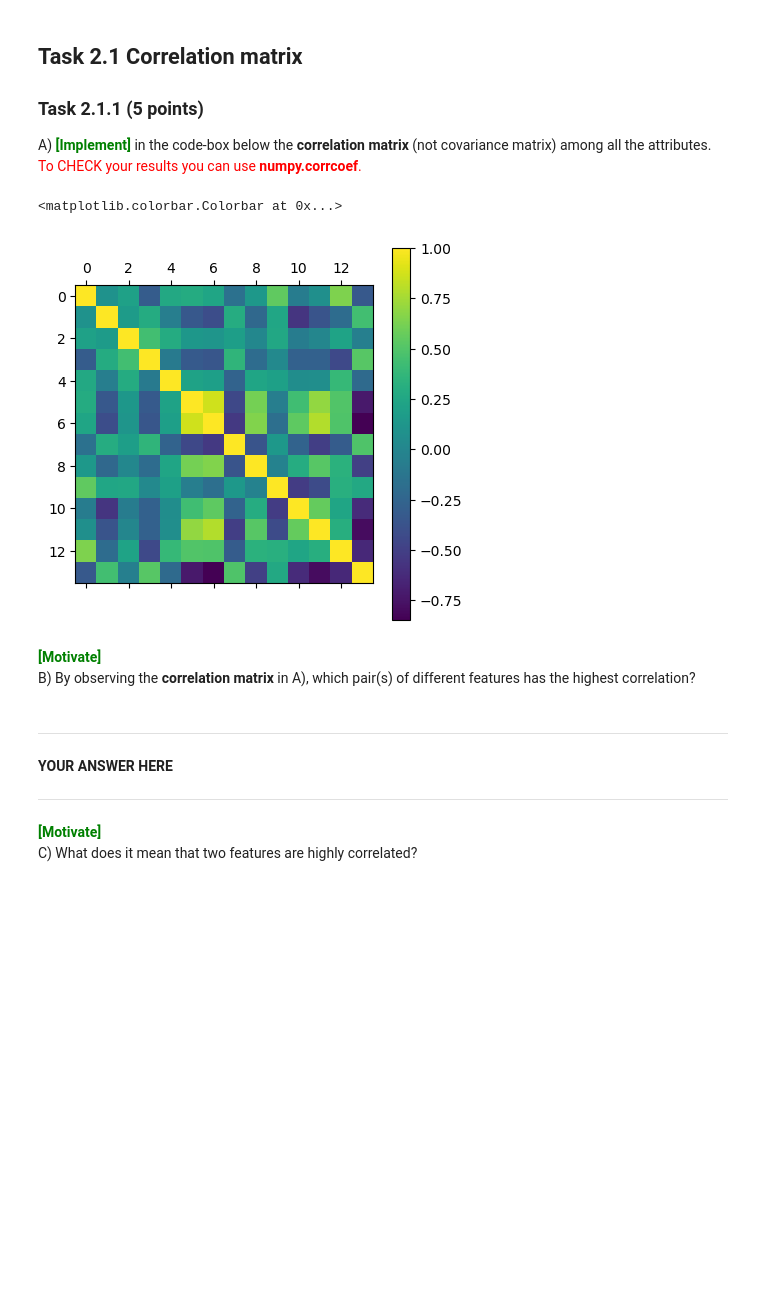
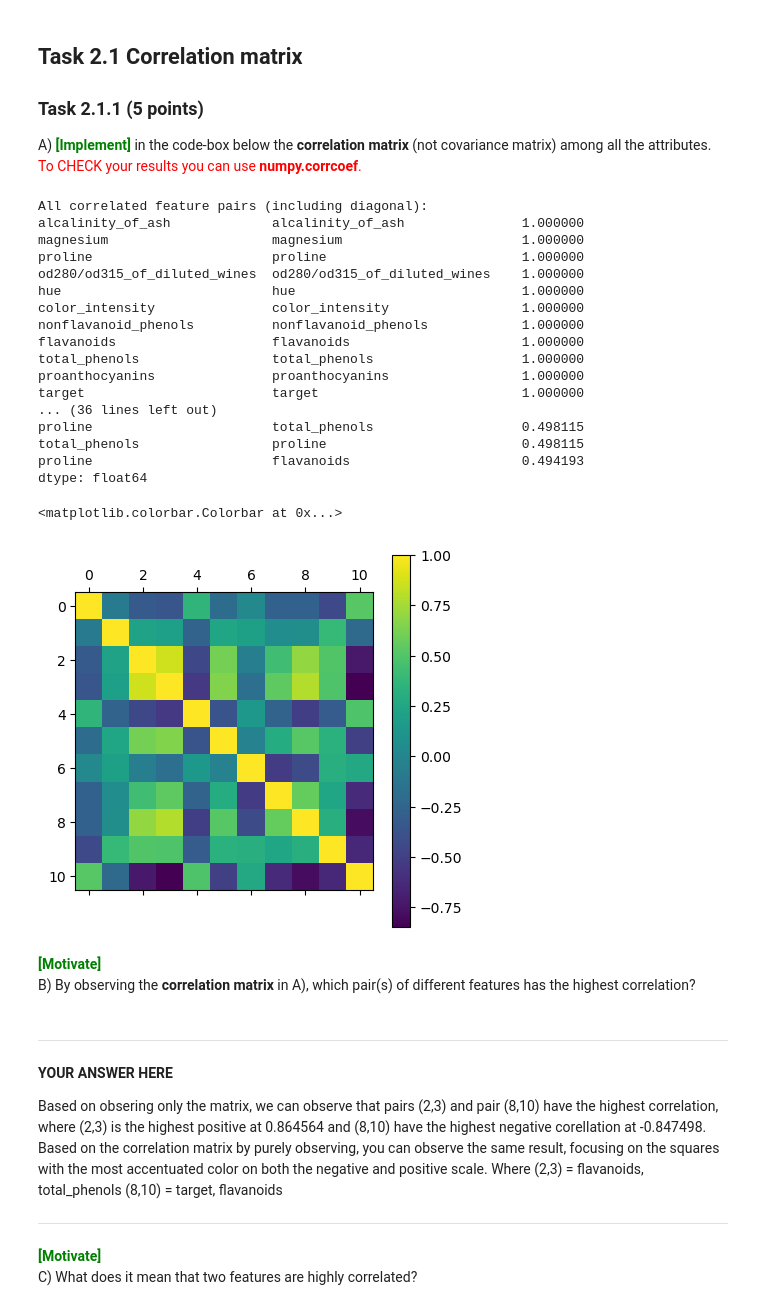
Before and after one commit to garlicxd/dm2025-group-7, a Jupyter notebook: handins/handin1.ipynb, the cells around one changed output. Drawn from its saved outputs; the diff is of its cells as text; code cells hidden in the pictures; blank space fills up the shorter version.

```diff
--- a/handins/handin1.ipynb
+++ b/handins/handin1.ipynb
@@ -632,44 +632,76 @@ A) <span style='color: green'>**\[Implement\]**</span> in the code-box below the
 def correlation_matrix(X):
     corr = None
     # YOUR CODE HERE
     n,d = np.shape(X)
     corr = np.zeros((d,d))
     for i in range(d):
         for j in range(d):
             sample_covariance_ij = np.mean((X[:, i] - np.mean(X[:, i])) * (X[:, j] - np.mean(X[:, j])))
             sample_variance_i = np.mean((X[:, i] - np.mean(X[:, i])) ** 2)
             sample_variance_j = np.mean((X[:, j] - np.mean(X[:, j])) ** 2)
             sample_correlation_i = sample_covariance_ij / np.sqrt((sample_variance_i) * (sample_variance_j))
             corr[i,j] = sample_correlation_i
     # YOUR CODE HERE
     return corr
 
 
-def existing_correlation_calculus(X):
+def actual_correlation_calculus(X):
     corr = None
     corr = np.corrcoef(X, rowvar=False)
     return corr
 
 
 corr_manual = correlation_matrix(X)
-corr_numpy = existing_correlation_calculus(X)
 
+corr_df = pd.DataFrame(corr_manual, index=headers[3:], columns=headers[3:])
+
+#corr_numpy = actual_correlation_calculus(X)
 #print("Difference is of ", np.abs(corr_manual - corr_numpy))  # Should be close to zero
 
 
+highest_corr_pairs = corr_df.unstack().sort_values(ascending=False, key=abs)
+print("All correlated feature pairs (including diagonal):")
+print(highest_corr_pairs.head(50))
+
+
 X = data_np
-Corr = correlation_matrix(X)
+#Corr = correlation_matrix(X)
+Corr = corr_df
 plt.matshow(Corr)
 plt.colorbar()
 # %% [output]
-<matplotlib.colorbar.Colorbar at 0x...>
+All correlated feature pairs (including diagonal):
+alcalinity_of_ash             alcalinity_of_ash               1.000000
+magnesium                     magnesium                       1.000000
+proline                       proline                         1.000000
+od280/od315_of_diluted_wines  od280/od315_of_diluted_wines    1.000000
+hue                           hue                             1.000000
+color_intensity               color_intensity                 1.000000
+nonflavanoid_phenols          nonflavanoid_phenols            1.000000
+flavanoids                    flavanoids                      1.000000
+total_phenols                 total_phenols                   1.000000
+proanthocyanins               proanthocyanins                 1.000000
+target                        target                          1.000000
+... (36 lines left out)
+proline                       total_phenols                   0.498115
+total_phenols                 proline                         0.498115
+proline                       flavanoids                      0.494193
+dtype: float64
+<matplotlib.colorbar.Colorbar at 0x...>
-[figure, old version]
+[figure, new version]
 # %% [markdown]
 <span style='color: green'>**\[Motivate\]**</span><br>
 B) By observing the  **correlation matrix** in A), which pair(s) of different features has the highest correlation?
 # %% [markdown]
 *******************
 **YOUR ANSWER HERE**
+
+Based on obsering only the matrix, we can observe that  pairs (2,3) and pair (8,10) have the highest correlation, where (2,3) is the highest positive at 0.864564  and (8,10) have the highest negative corellation at -0.847498. Based on the correlation matrix by purely observing, you can observe the same result, focusing on the squares with the most accentuated color on both the negative and positive scale.
+Where (2,3) = flavanoids, total_phenols
+(8,10) = target, flavanoids
+
+
+
 ******************
 # %% [markdown]
 <span style='color: green'>**\[Motivate\]**</span><br>
```
Also changed, not shown: parts of 5 cells of this notebook.
